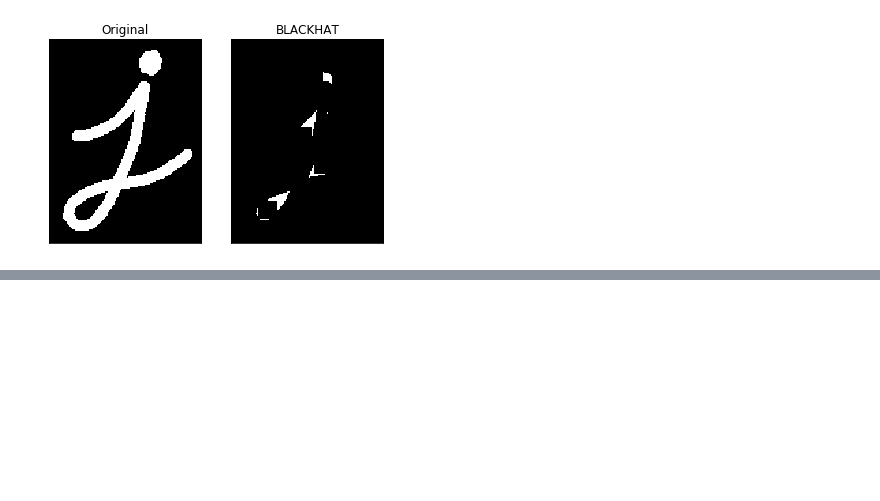
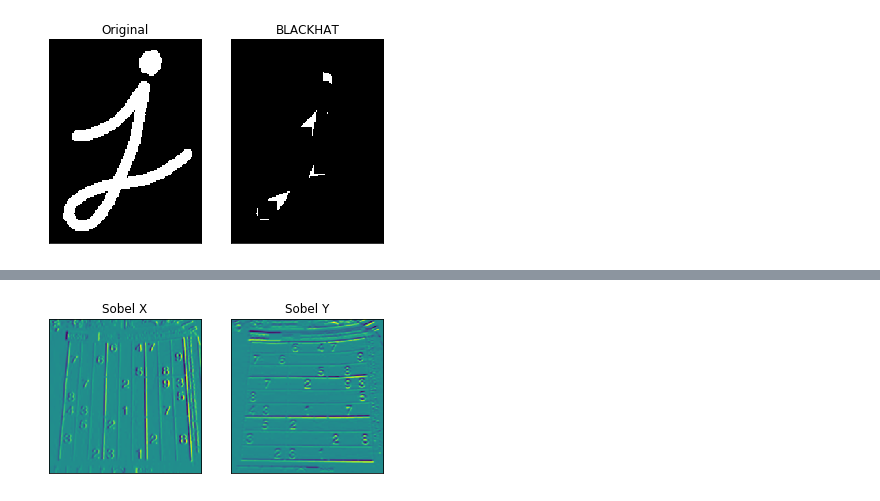
Before and after one commit to IamMohitM/OpenCV-Learning, a Jupyter notebook: Image Processing in OpenCV.ipynb, the cells around one changed output, grey strips where cells are left out. Saved outputs shown, nothing was run; the diff lists cells and outputs as text; code cells hidden in the pictures; blank space fills up the shorter version.

```diff
--- a/Image Processing in OpenCV.ipynb
+++ b/Image Processing in OpenCV.ipynb
@@ -542,0 +593,4 @@ plot_subplot(img, blackhat, 'Original', 'BLACKHAT')
+# %%
+plot_subplot(sobelx,sobely, 'Sobel X', 'Sobel Y')
+# %% [output]
+[figure, added]
```
Also changed, not shown: parts of 8 cells of this notebook, 1 other file.
